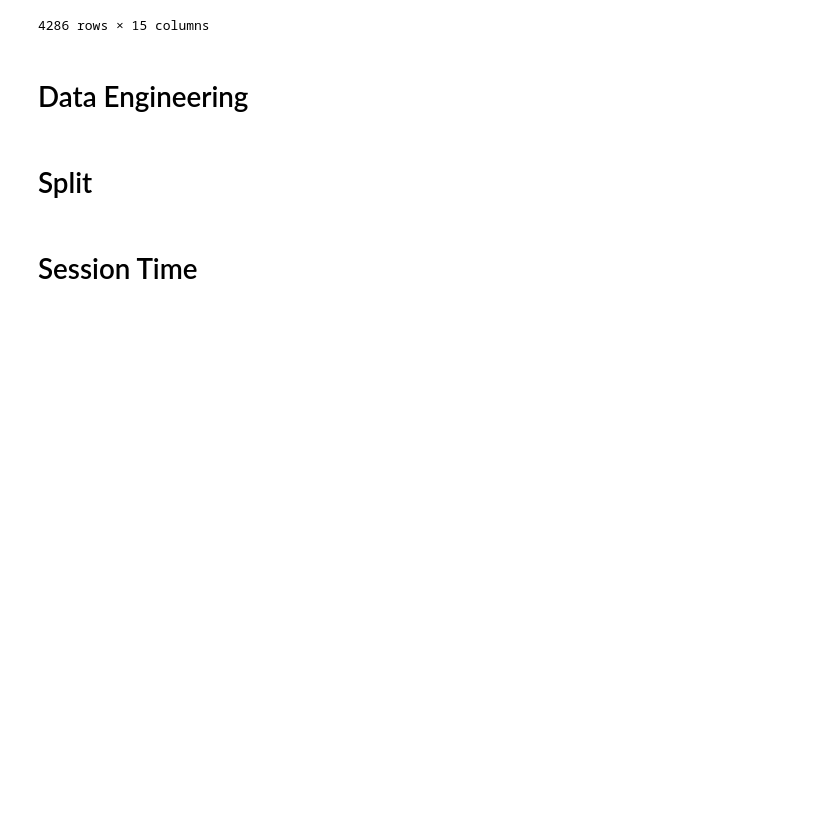
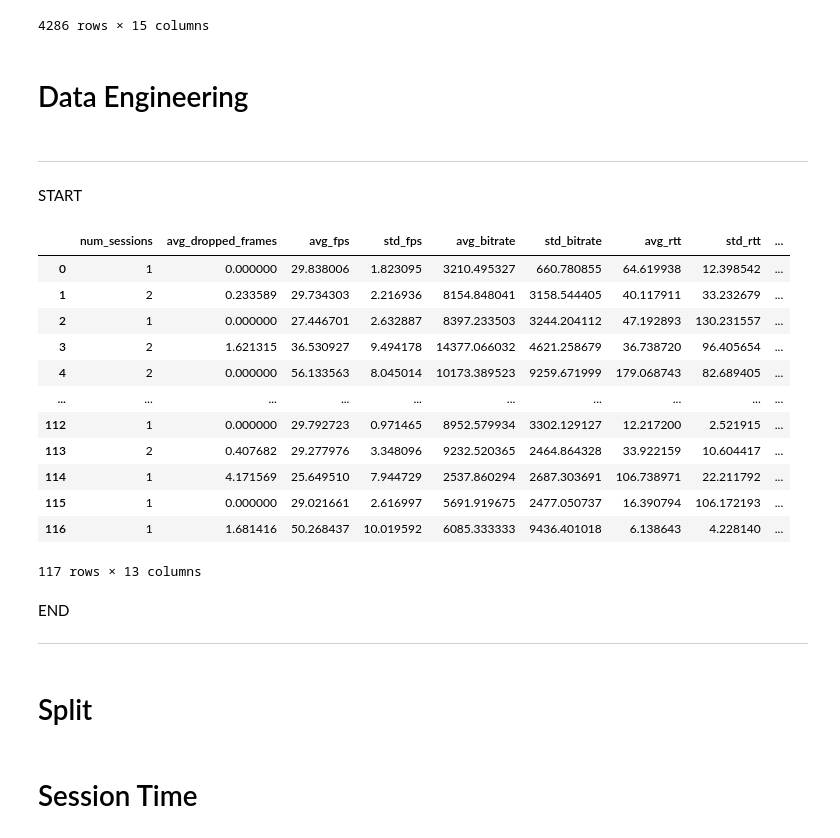
Before and after one commit to VecnaSecrets/sdp_assignment_2, a Jupyter notebook: main.ipynb, the cells around one changed output. Saved outputs shown, nothing was run; the diff lists cells and outputs as text; code cells hidden in the pictures; blank space fills up the shorter version.

```diff
--- a/main.ipynb
+++ b/main.ipynb
@@ -142,3 +155,38 @@ df_ = df_.drop(
 )
 # %%
 df_ = OneHotEncoder(cols=["device_unique"], use_cat_names=True).fit_transform(X=df_)
+# %% [markdown]
+---
+
+START
+# %%
+df = pd.read_csv(filepath_or_buffer="../../users_exm.csv")
+# df = pd.read_csv(filepath_or_buffer="../../sessions_exm.csv")
+# %%
+df = df.drop(
+    labels=[
+        "Unnamed: 0",
+        "client_user_id",
+        "devices",
+        "last_session",
+        "first_session",
+        "stream_quality",
+    ],
+    axis=1,
+)
+
+df
+# %% [output]
+|  | num_sessions | avg_dropped_frames | avg_fps | std_fps | avg_bitrate | std_bitrate | avg_rtt | std_rtt | ... |
+| 0 | 1 | 0.000000 | 29.838006 | 1.823095 | 3210.495327 | 660.780855 | 64.619938 | 12.398542 | ... |
+| 1 | 2 | 0.233589 | 29.734303 | 2.216936 | 8154.848041 | 3158.544405 | 40.117911 | 33.232679 | ... |
+| 2 | 1 | 0.000000 | 27.446701 | 2.632887 | 8397.233503 | 3244.204112 | 47.192893 | 130.231557 | ... |
+| 3 | 2 | 1.621315 | 36.530927 | 9.494178 | 14377.066032 | 4621.258679 | 36.738720 | 96.405654 | ... |
+| 4 | 2 | 0.000000 | 56.133563 | 8.045014 | 10173.389523 | 9259.671999 | 179.068743 | 82.689405 | ... |
+| ... | ... | ... | ... | ... | ... | ... | ... | ... | ... |
+| 112 | 1 | 0.000000 | 29.792723 | 0.971465 | 8952.579934 | 3302.129127 | 12.217200 | 2.521915 | ... |
+| 113 | 2 | 0.407682 | 29.277976 | 3.348096 | 9232.520365 | 2464.864328 | 33.922159 | 10.604417 | ... |
+| 114 | 1 | 4.171569 | 25.649510 | 7.944729 | 2537.860294 | 2687.303691 | 106.738971 | 22.211792 | ... |
+| 115 | 1 | 0.000000 | 29.021661 | 2.616997 | 5691.919675 | 2477.050737 | 16.390794 | 106.172193 | ... |
+| 116 | 1 | 1.681416 | 50.268437 | 10.019592 | 6085.333333 | 9436.401018 | 6.138643 | 4.228140 | ... |
+117 rows × 13 columns
@@ -145,3 +195,7 @@ df_ = OneHotEncoder(cols=["device_unique"], use_cat_names=True).fit_transform(X=
+# %% [markdown]
+END
+
+---
 # %% [markdown]
 # Split
 # %%
```
Also changed, not shown: parts of 13 cells of this notebook.
